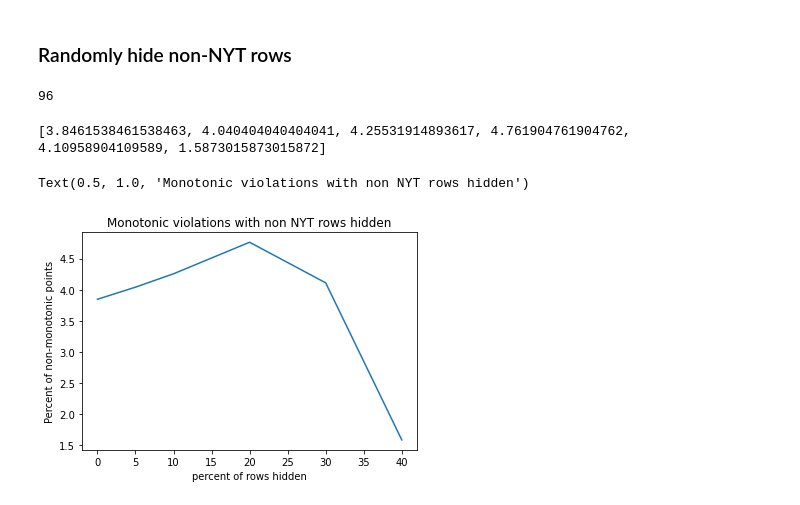
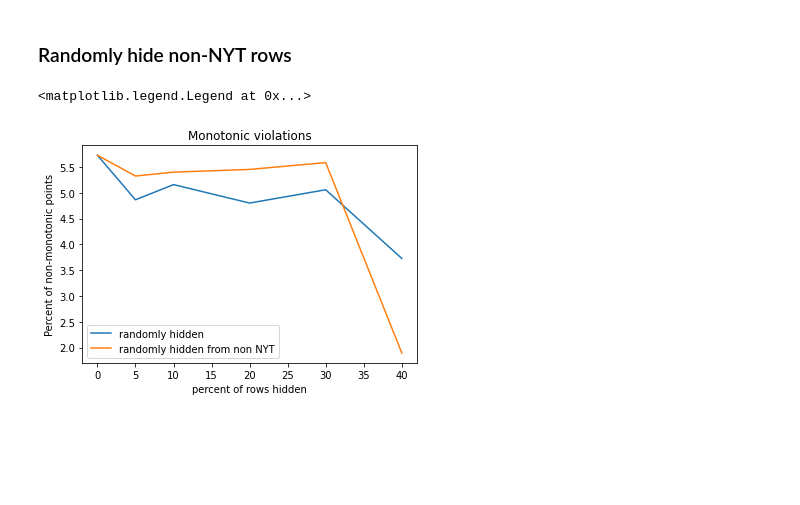
Before and after one commit to kevin-q2/Covid_Diffusion, a Jupyter notebook: analysis/completion_tests.ipynb, the cells around one changed output. Saved outputs shown, nothing was run; the diff lists cells and outputs as text; code cells hidden in the pictures; blank space fills up the shorter version.

```diff
--- a/analysis/completion_tests.ipynb
+++ b/analysis/completion_tests.ipynb
@@ -312,5 +298,6 @@ print(str(none_percent) + " percent of the data points are non-increasing")
 ### Randomly hide rows
 # %%
 tests = [0, 0.05, 0.1, 0.2, 0.3, 0.4]
-percent_violate= [none_percent]
+percent_violate = [0 for i in range(len(tests))]
+percent_violate[0] = none_percent
 # %%
@@ -358,38 +333,35 @@ def find_non_nyt(data_obj):
     return listy
 # %%
 non_rand = find_non_nyt(dset)
-print(len(non_rand))
-# %% [output]
-96
-# %%
-tests = [0, 0.05, 0.1, 0.2, 0.3, 0.4]
-violators= [none_percent]
+# %%
+violators = [0 for i in range(len(tests))]
+violators[0] = none_percent
 # %%
-for i in tests:
-    if i == 0:
-        pass
-    else:
-        hidden = with_iso.hide_rows(i,non_rand)
+for trial in range(10):
+    for i in range(len(tests)):
+        if i == 0:
+            violators[0] += none_percent
+        else:
+            hidden = with_iso.hide_rows(tests[i],non_rand)
 
-        X4, Y4, o4 = hidden.lmafitter()
+            X4, Y4, o4 = hidden.lmafitter()
 
-        dotted = pd.DataFrame(np.dot(X4, Y4))
-        dotted.columns = hidden.dataframe.columns
-        dotted.index = hidden.dataframe.index
-        post_fit = mat_opr(dotted)
+            dotted = pd.DataFrame(np.dot(X4, Y4))
+            dotted.columns = hidden.dataframe.columns
+            dotted.index = hidden.dataframe.index
+            post_fit = mat_opr(dotted)
 
-        post_dict, post_perc = post_fit.is_col_inc()
-        violators.append(post_perc)
+            post_dict, post_perc = post_fit.is_col_inc()
+            violators[i] += post_perc
-# %%
-print(violators)
-# %% [output]
-[3.8461538461538463, 4.040404040404041, 4.25531914893617, 4.761904761904762, 4.10958904109589, 1.5873015873015872]
 # %%
-plt.plot([i*100 for i in tests], violators)
+plt.plot([i*100 for i in tests], [j/10 for j in percent_violate], label = "randomly hidden")
+plt.plot([i*100 for i in tests], [j/10 for j in violators], label="randomly hidden from non NYT")
+
 plt.xlabel("percent of rows hidden")
 plt.ylabel("Percent of non-monotonic points")
-plt.title("Monotonic violations with non NYT rows hidden")
+plt.title("Monotonic violations")
+plt.legend()
 # %% [output]
-Text(0.5, 1.0, 'Monotonic violations with non NYT rows hidden')
+<matplotlib.legend.Legend at 0x...>
-[figure, old version]
+[figure, new version]
 # %%
```
Also changed, not shown: parts of 34 cells of this notebook.
